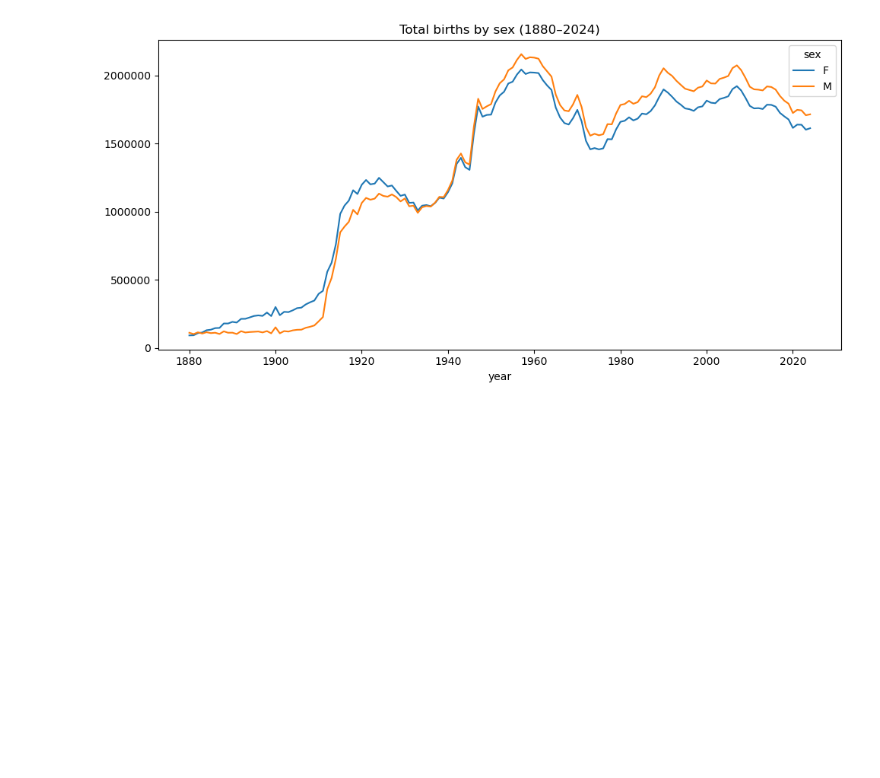
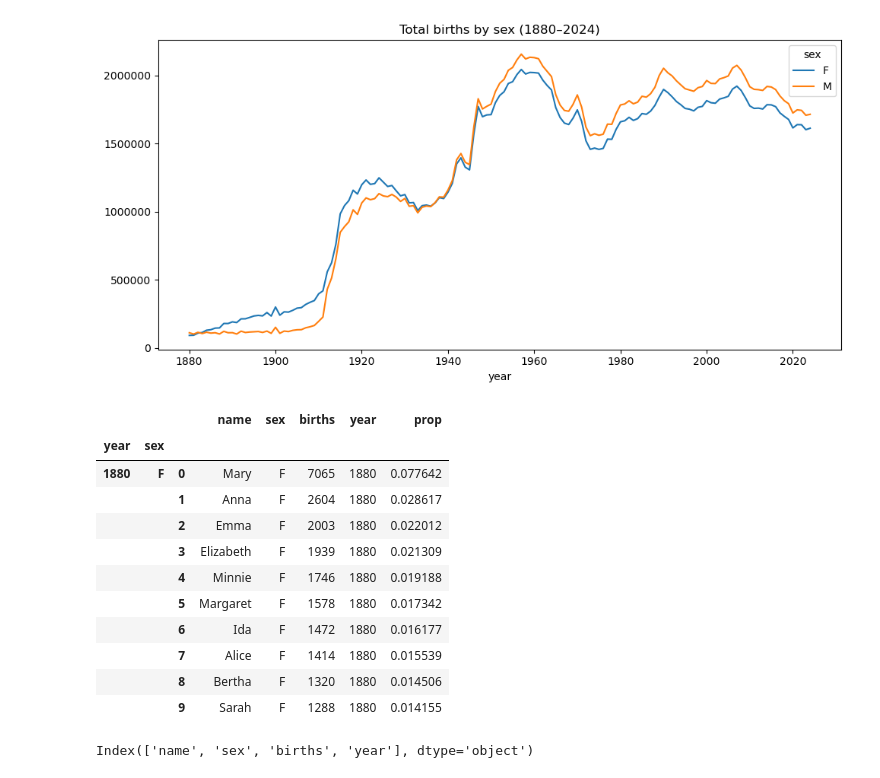
Before and after one commit to GichukiEdwin/Python_Data, a Jupyter notebook: notebooks/baby-names.ipynb, the cells around one changed output. Drawn from its saved outputs; the diff is of its cells as text; code cells hidden in the pictures; blank space fills up the shorter version.

Commit message:
Split combine apply

```diff
--- a/notebooks/baby-names.ipynb
+++ b/notebooks/baby-names.ipynb
@@ -132,3 +132,28 @@ plt.tight_layout()
 plt.show()
 # %% [output]
 [figure]
+# %%
+def add_prop(group):
+    # Integer division floors
+    births = group.births.astype(float)
+    group['prop'] = births / births.sum()
+    return group
+grouped_names = names.groupby(['year', 'sex']).apply(add_prop)
+grouped_names.head(10)
+# %% [output]
+|  |  |  | name | sex | births | year | prop |
+| year | sex |  |  |  |  |  |  |
+| 1880 | F | 0 | Mary | F | 7065 | 1880 | 0.077642 |
+|  |  | 1 | Anna | F | 2604 | 1880 | 0.028617 |
+|  |  | 2 | Emma | F | 2003 | 1880 | 0.022012 |
+|  |  | 3 | Elizabeth | F | 1939 | 1880 | 0.021309 |
+|  |  | 4 | Minnie | F | 1746 | 1880 | 0.019188 |
+|  |  | 5 | Margaret | F | 1578 | 1880 | 0.017342 |
+|  |  | 6 | Ida | F | 1472 | 1880 | 0.016177 |
+|  |  | 7 | Alice | F | 1414 | 1880 | 0.015539 |
+|  |  | 8 | Bertha | F | 1320 | 1880 | 0.014506 |
+|  |  | 9 | Sarah | F | 1288 | 1880 | 0.014155 |
+# %%
+names.columns
+# %% [output]
+Index(['name', 'sex', 'births', 'year'], dtype='object')
```
Also changed, not shown: parts of 15 cells of this notebook.
